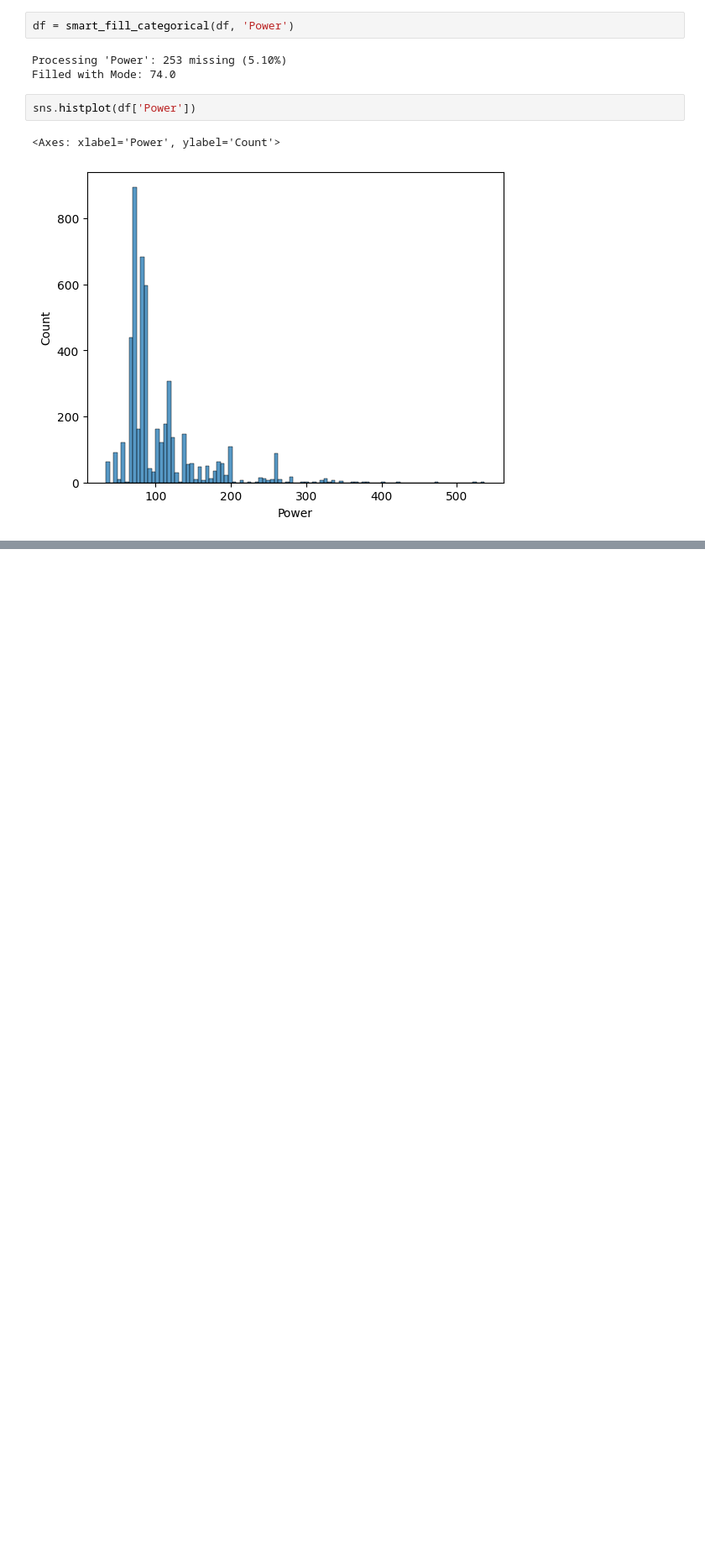
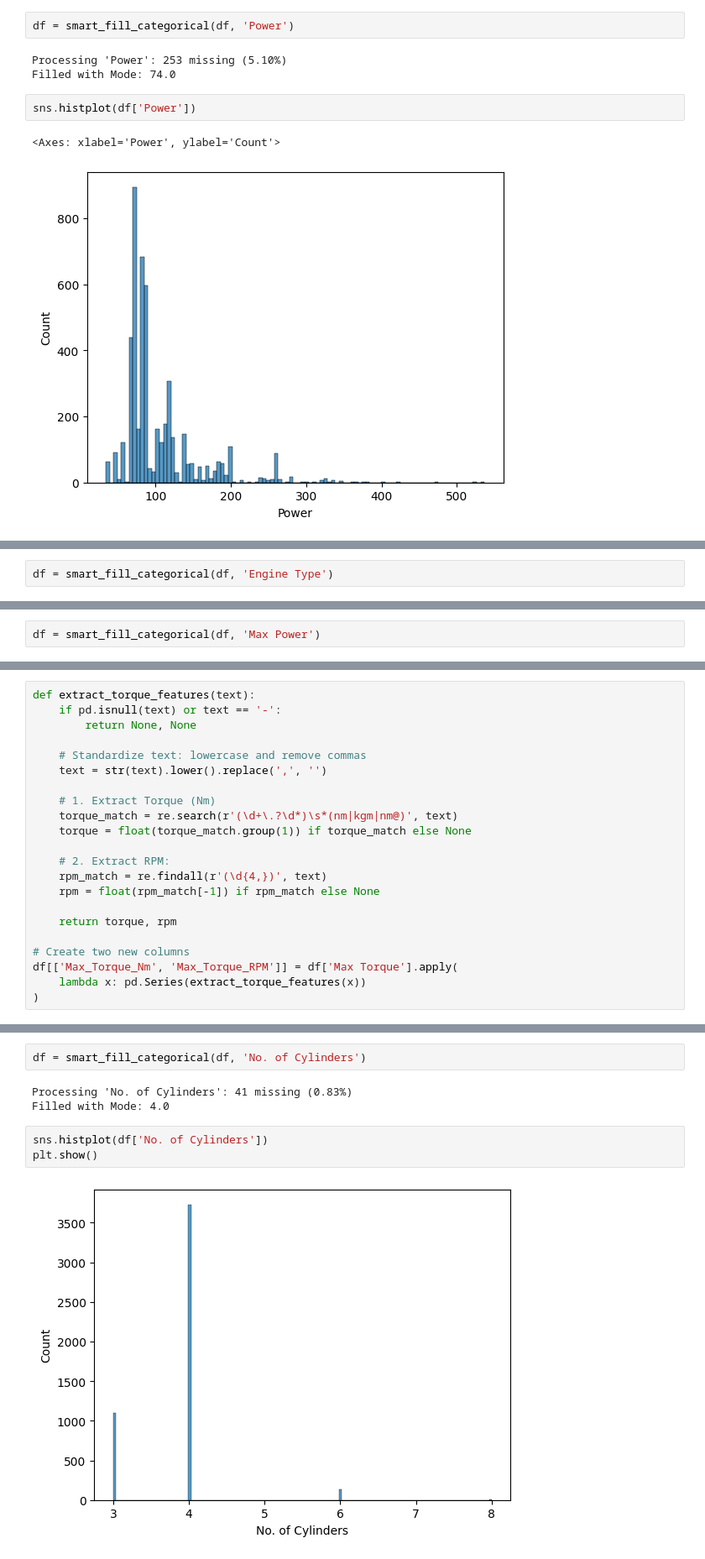
Before and after one commit to SumanGouda/Predict-Car-Price, a Jupyter notebook: web scraping/MUMBAI/data_processing.ipynb, the cells around one changed output, grey strips where cells are left out. Shown at 84% size. Cells and saved outputs as stored; diff of their text form; blank space fills up the shorter version.

```diff
--- a/web scraping/MUMBAI/data_processing.ipynb
+++ b/web scraping/MUMBAI/data_processing.ipynb
@@ -445,0 +524,2 @@ Name: count, dtype: int64
+# %%
+df = smart_fill_categorical(df, 'Engine Type')
@@ -445,0 +576,2 @@ Name: count, dtype: int64
+# %%
+df = smart_fill_categorical(df, 'Max Power')
@@ -445,0 +632,22 @@ Name: count, dtype: int64
+# %%
+def extract_torque_features(text):
+    if pd.isnull(text) or text == '-':
+        return None, None
+
+    # Standardize text: lowercase and remove commas
+    text = str(text).lower().replace(',', '')
+
+    # 1. Extract Torque (Nm)
+    torque_match = re.search(r'(\d+\.?\d*)\s*(nm|kgm|nm@)', text)
+    torque = float(torque_match.group(1)) if torque_match else None
+
+    # 2. Extract RPM:
+    rpm_match = re.findall(r'(\d{4,})', text)
+    rpm = float(rpm_match[-1]) if rpm_match else None
+
+    return torque, rpm
+
+# Create two new columns
+df[['Max_Torque_Nm', 'Max_Torque_RPM']] = df['Max Torque'].apply(
+    lambda x: pd.Series(extract_torque_features(x))
+)
@@ -445,0 +681,10 @@ Name: count, dtype: int64
+# %%
+df = smart_fill_categorical(df, 'No. of Cylinders')
+# %% [output]
+Processing 'No. of Cylinders': 41 missing (0.83%)
+Filled with Mode: 4.0
+# %%
+sns.histplot(df['No. of Cylinders'])
+plt.show()
+# %% [output]
+[figure, added]
```
Also changed, not shown: parts of 110 cells of this notebook.
